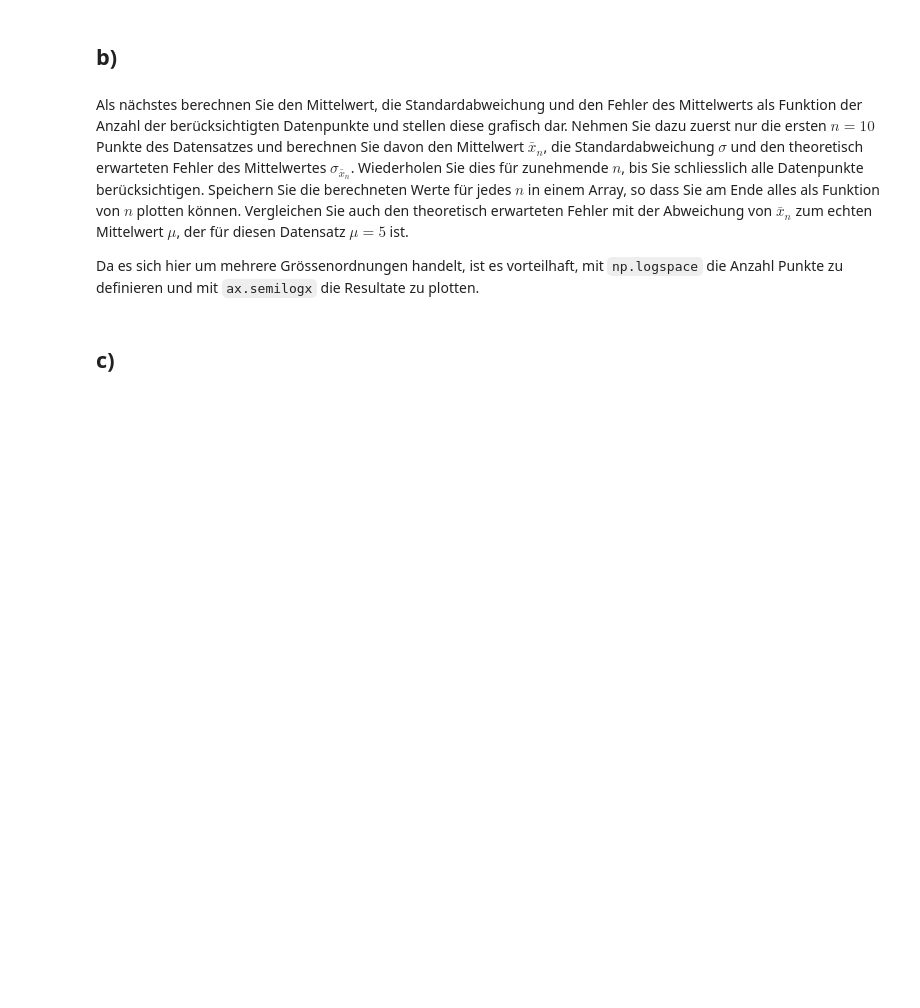
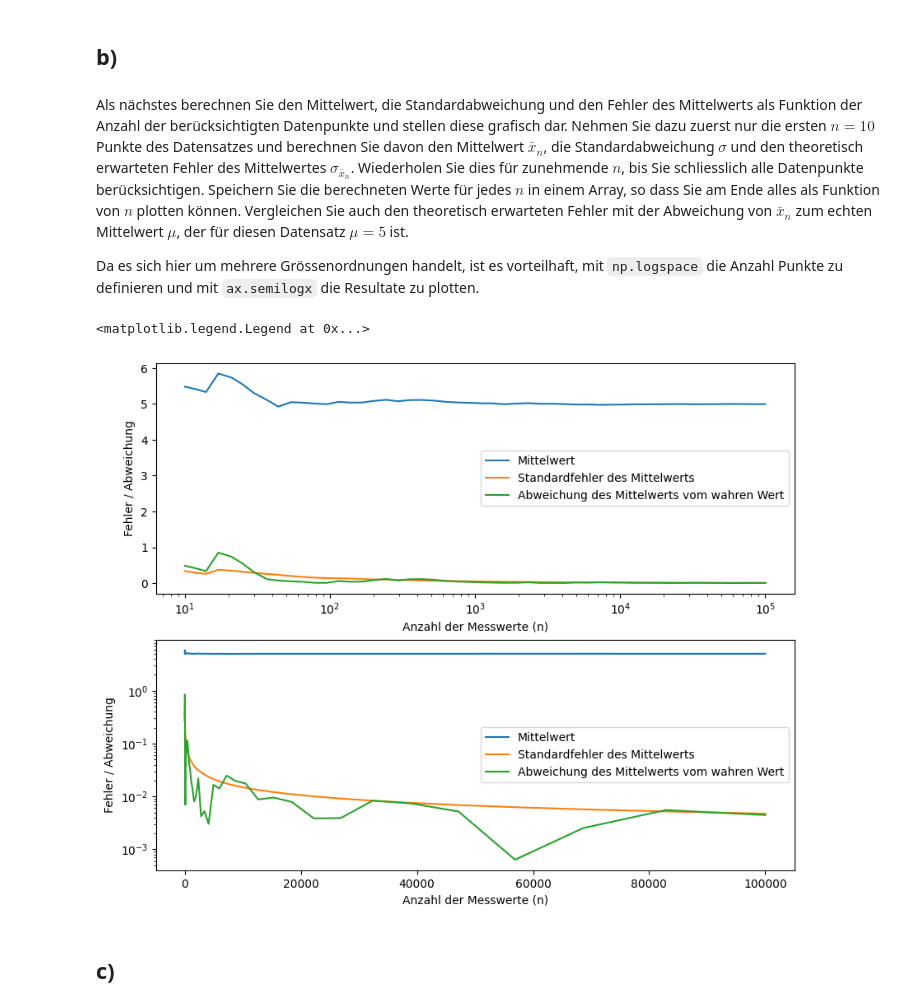
Before and after one commit to LucasWinter73/ETH-Data-Analysis, a Jupyter notebook: Jupiter notebooks/Ex04/Messfehler und Fehlerfortpflanzung.ipynb, the cells around one changed output. Drawn from its saved outputs; the diff is of its cells as text; code cells hidden in the pictures; blank space fills up the shorter version.

```diff
--- a/Jupiter notebooks/Ex04/Messfehler und Fehlerfortpflanzung.ipynb
+++ b/Jupiter notebooks/Ex04/Messfehler und Fehlerfortpflanzung.ipynb
@@ -38,0 +37,4 @@ Laden Sie dazu zuerst den Datensatz `ExampleData.txt`.
+# %%
+data = np.loadtxt('ExampleData.txt')
+print(data)
+print(len(data))
@@ -49,3 +52,39 @@ Da es sich hier um mehrere Grössenordnungen handelt, ist es vorteilhaft, mit `n
+# %%
+n_values = np.logspace(1, 5, 50).astype(int)
+
+means = []
+stds = []
+mean_errors = []
+deviations = []
+
+mu_true = 5
+
+
+for n in n_values:
+    data_sample = data[:n]
+    means.append(np.mean(data_sample))
+    stds.append(np.std(data_sample, ddof=1))
+    mean_errors.append(np.std(data_sample, ddof=1) / np.sqrt(n))
+    deviations.append(np.abs(np.mean(data_sample) - mu_true))
+
+fig = plt.figure(figsize=(10, 8))
+ax1 = fig.add_subplot(2, 1, 1)
+ax1.semilogx(n_values, means, label='Mittelwert')
+ax1.semilogx(n_values, mean_errors, label='Standardfehler des Mittelwerts')
+ax1.semilogx(n_values, deviations, label='Abweichung des Mittelwerts vom wahren Wert')
+ax1.set_xlabel('Anzahl der Messwerte (n)')
+ax1.set_ylabel('Fehler / Abweichung')
+ax1.legend()
+ax2 = fig.add_subplot(2, 1, 2)
+ax2.semilogy(n_values, means, label='Mittelwert')
+ax2.semilogy(n_values, mean_errors, label='Standardfehler des Mittelwerts')
+ax2.semilogy(n_values, deviations, label='Abweichung des Mittelwerts vom wahren Wert')
+ax2.set_xlabel('Anzahl der Messwerte (n)')
+ax2.set_ylabel('Fehler / Abweichung')
+ax2.legend()
+# %% [output]
+<matplotlib.legend.Legend at 0x...>
+[figure, added]
 # %% [markdown]
 ## c)
 # %% [markdown]
```
Also changed, not shown: parts of 15 cells of this notebook, 8 other files.
